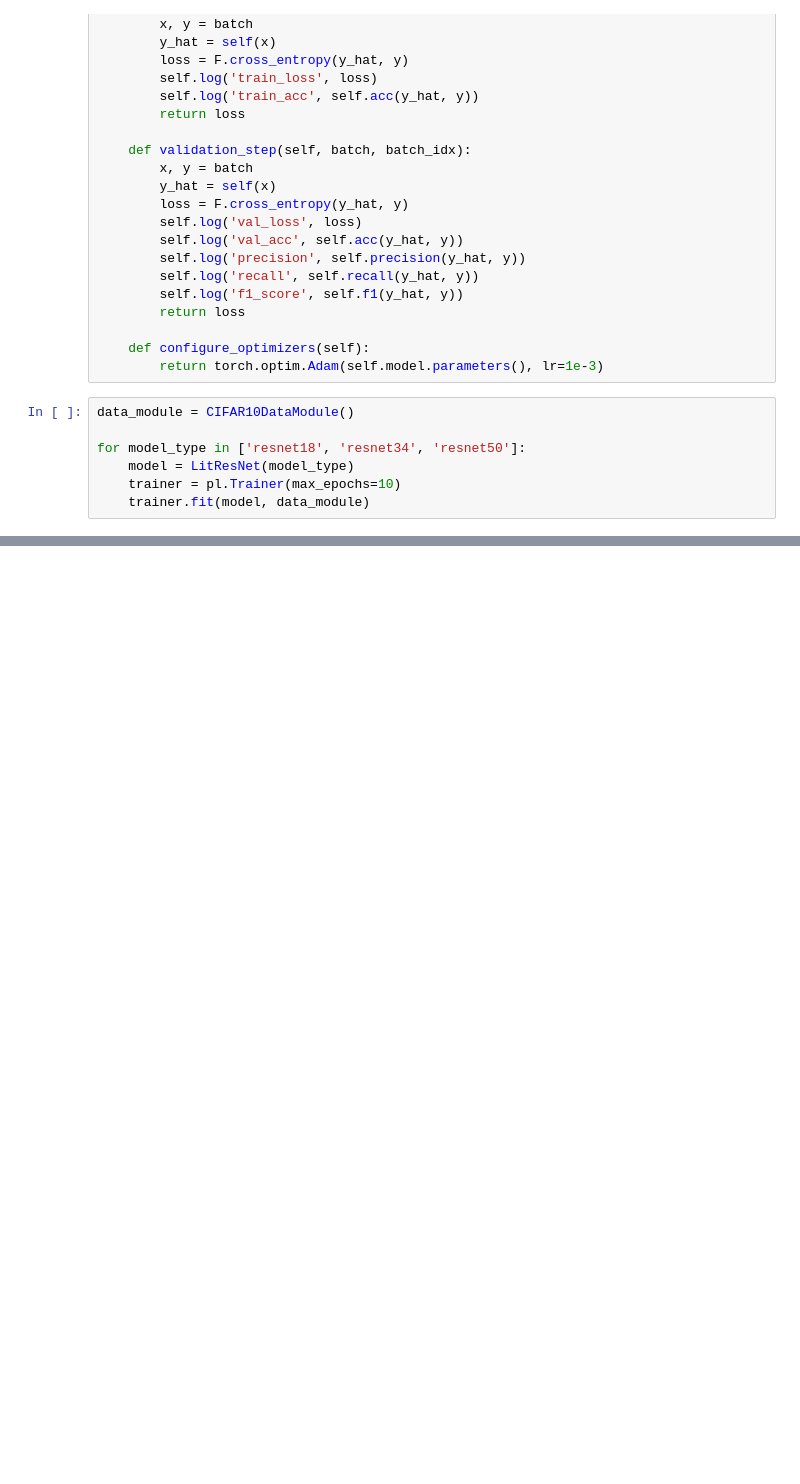
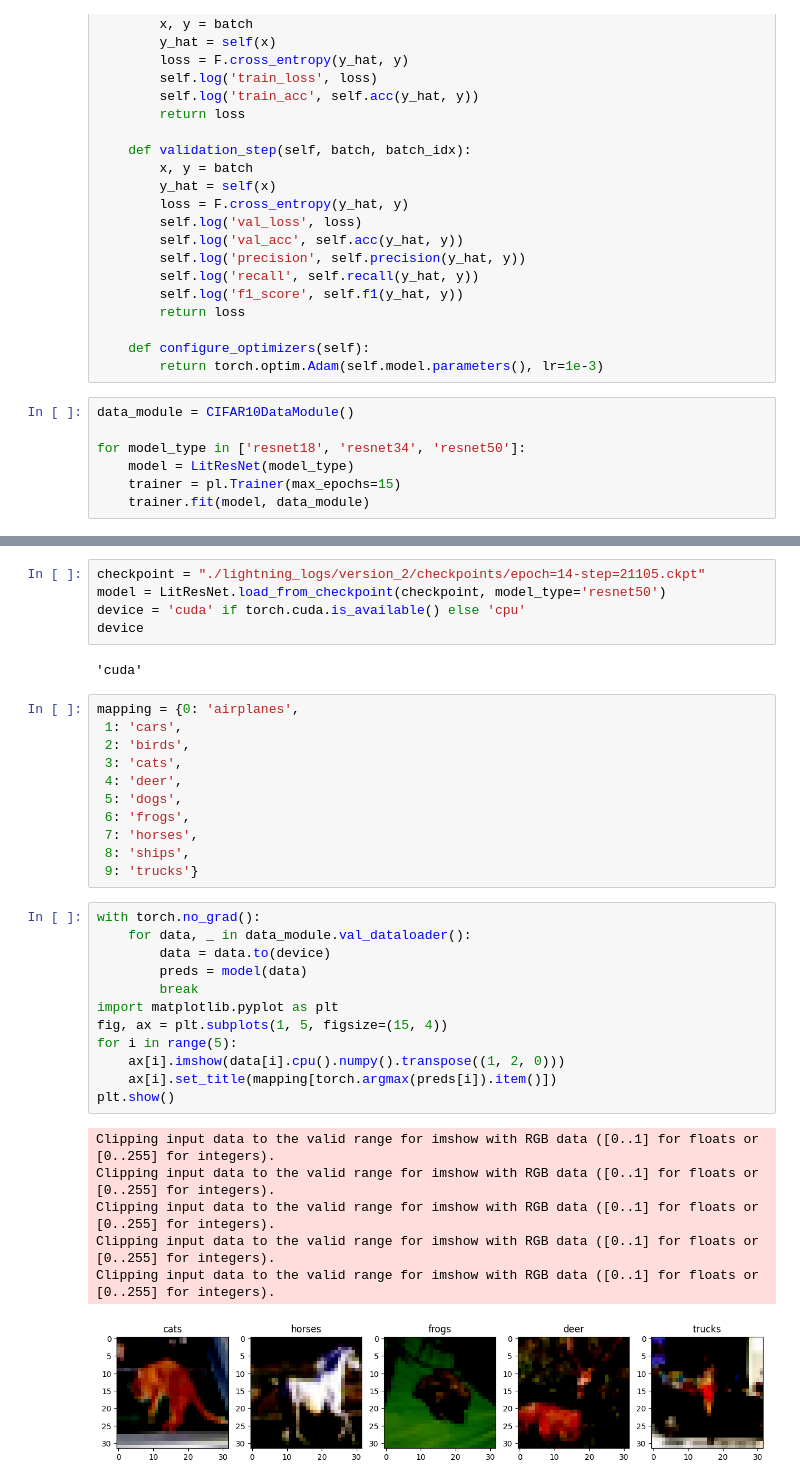
Before and after one commit to dimitriish/cv_talenthub, a Jupyter notebook: cifar10_resnet.ipynb, the cells around one changed output, grey strips where cells are left out. Saved outputs shown, nothing was run; the diff lists cells and outputs as text; blank space fills up the shorter version.

```diff
--- a/cifar10_resnet.ipynb
+++ b/cifar10_resnet.ipynb
@@ -83,6 +86,6 @@ data_module = CIFAR10DataModule()
 
 for model_type in ['resnet18', 'resnet34', 'resnet50']:
     model = LitResNet(model_type)
-    trainer = pl.Trainer(max_epochs=10)
+    trainer = pl.Trainer(max_epochs=15)
     trainer.fit(model, data_module)
 # %% [output]
@@ -165,0 +125,37 @@ LOCAL_RANK: 0 - CUDA_VISIBLE_DEVICES: [0]
+# %%
+checkpoint = "./lightning_logs/version_2/checkpoints/epoch=14-step=21105.ckpt"
+model = LitResNet.load_from_checkpoint(checkpoint, model_type='resnet50')
+device = 'cuda' if torch.cuda.is_available() else 'cpu'
+device
+# %% [output]
+'cuda'
+# %%
+mapping = {0: 'airplanes',
+ 1: 'cars',
+ 2: 'birds',
+ 3: 'cats',
+ 4: 'deer',
+ 5: 'dogs',
+ 6: 'frogs',
+ 7: 'horses',
+ 8: 'ships',
+ 9: 'trucks'}
+# %%
+with torch.no_grad():
+    for data, _ in data_module.val_dataloader():
+        data = data.to(device)
+        preds = model(data)
+        break
+import matplotlib.pyplot as plt
+fig, ax = plt.subplots(1, 5, figsize=(15, 4))
+for i in range(5):
+    ax[i].imshow(data[i].cpu().numpy().transpose((1, 2, 0)))
+    ax[i].set_title(mapping[torch.argmax(preds[i]).item()])
+plt.show()
+# %% [output]
+Clipping input data to the valid range for imshow with RGB data ([0..1] for floats or [0..255] for integers).
+Clipping input data to the valid range for imshow with RGB data ([0..1] for floats or [0..255] for integers).
+Clipping input data to the valid range for imshow with RGB data ([0..1] for floats or [0..255] for integers).
+Clipping input data to the valid range for imshow with RGB data ([0..1] for floats or [0..255] for integers).
+Clipping input data to the valid range for imshow with RGB data ([0..1] for floats or [0..255] for integers).
+[figure, added]
```
Also changed, not shown: parts of 3 cells of this notebook.
